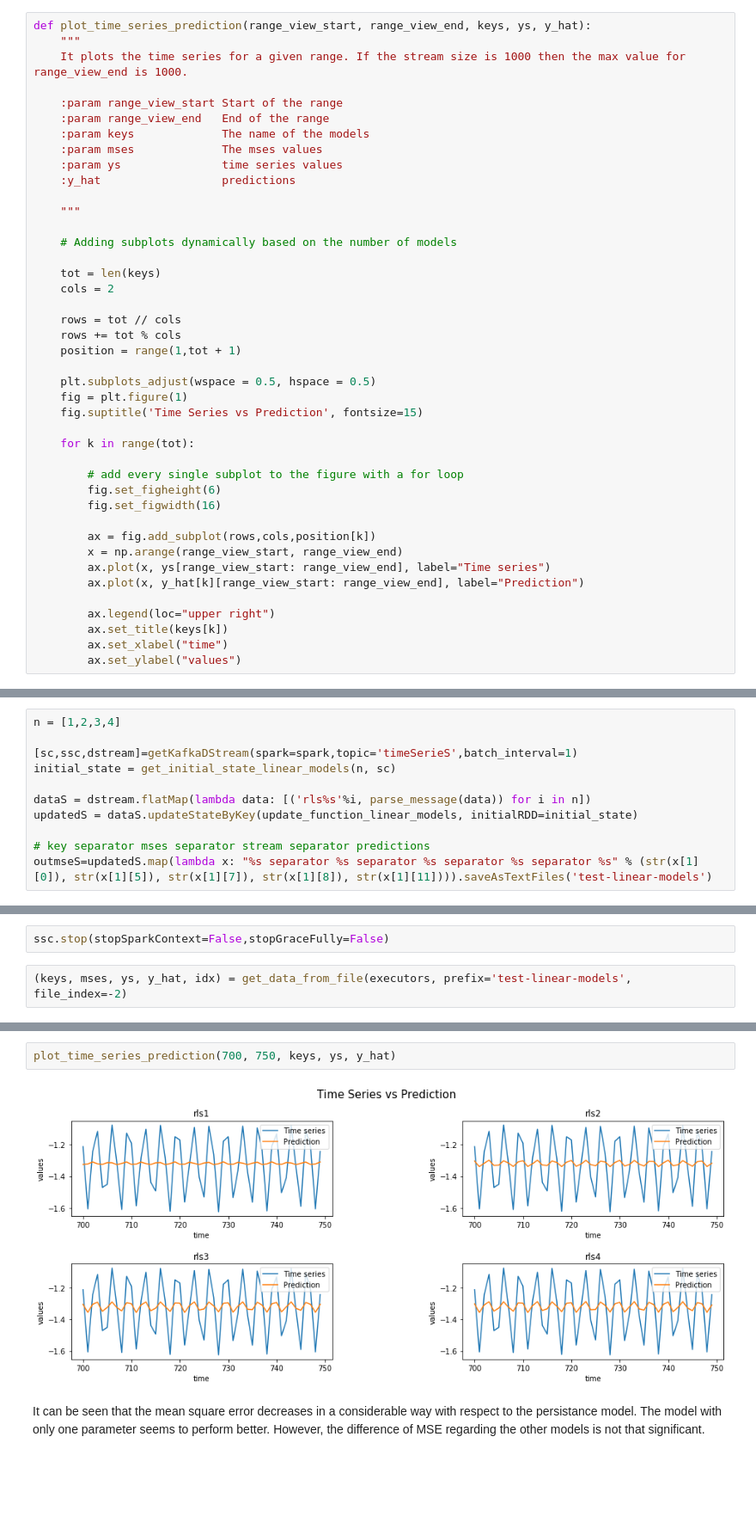
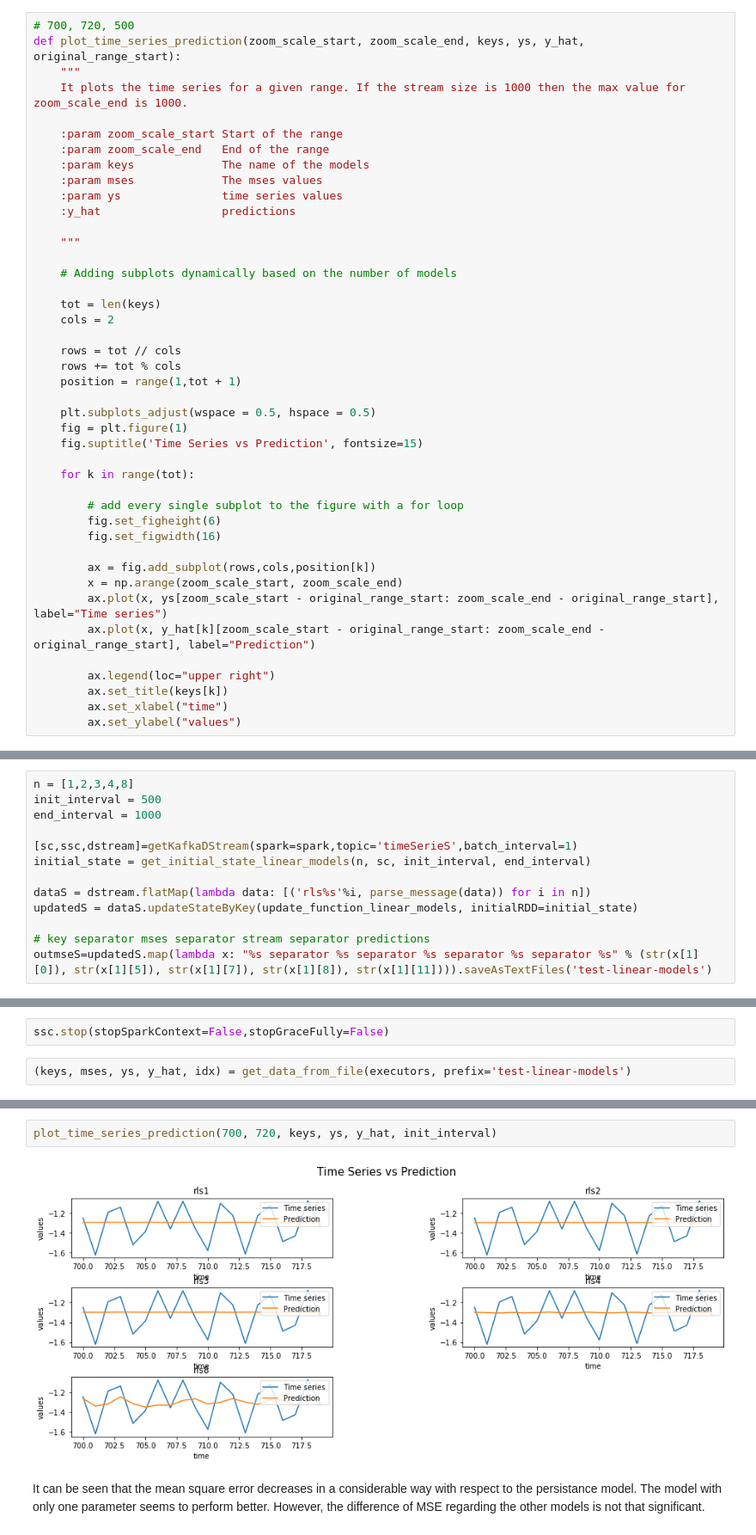
Before and after one commit to joangerard/time-series-predictor, a Jupyter notebook: src/consumer.ipynb, the cells around one changed output, grey strips where cells are left out. Shown at 86% size. Drawn from its saved outputs; the diff is of its cells as text; blank space fills up the shorter version.

Commit message:
modify based on data generation limit of T = 1000

```diff
--- a/src/consumer.ipynb
+++ b/src/consumer.ipynb
@@ -170,12 +172,13 @@ def plot_time_series(range_view_start, range_view_end, ys):
     plt.ylabel('value')
     plt.show()
 # %%
-def plot_time_series_prediction(range_view_start, range_view_end, keys, ys, y_hat):
+# 700, 720, 500
+def plot_time_series_prediction(zoom_scale_start, zoom_scale_end, keys, ys, y_hat, original_range_start):
     """
-    It plots the time series for a given range. If the stream size is 1000 then the max value for range_view_end is 1000.
+    It plots the time series for a given range. If the stream size is 1000 then the max value for zoom_scale_end is 1000.
 
-    :param range_view_start Start of the range
-    :param range_view_end   End of the range
+    :param zoom_scale_start Start of the range
+    :param zoom_scale_end   End of the range
     :param keys             The name of the models
     :param mses             The mses values
     :param ys               time series values
@@ -203,9 +206,9 @@ def plot_time_series_prediction(range_view_start, range_view_end, keys, ys, y_ha
         fig.set_figwidth(16)
 
         ax = fig.add_subplot(rows,cols,position[k])
-        x = np.arange(range_view_start, range_view_end)
-        ax.plot(x, ys[range_view_start: range_view_end], label="Time series")
-        ax.plot(x, y_hat[k][range_view_start: range_view_end], label="Prediction")
+        x = np.arange(zoom_scale_start, zoom_scale_end)
+        ax.plot(x, ys[zoom_scale_start - original_range_start: zoom_scale_end - original_range_start], label="Time series")
+        ax.plot(x, y_hat[k][zoom_scale_start - original_range_start: zoom_scale_end - original_range_start], label="Prediction")
 
         ax.legend(loc="upper right")
         ax.set_title(keys[k])
@@ -495,10 +485,12 @@ def update_function_linear_models(new_values, state):
     else:
         return state
 # %%
-n = [1,2,3,4]
+n = [1,2,3,4,8]
+init_interval = 500
+end_interval = 1000
 
 [sc,ssc,dstream]=getKafkaDStream(spark=spark,topic='timeSerieS',batch_interval=1)
-initial_state = get_initial_state_linear_models(n, sc)
+initial_state = get_initial_state_linear_models(n, sc, init_interval, end_interval)
 
 dataS = dstream.flatMap(lambda data: [('rls%s'%i, parse_message(data)) for i in n])
 updatedS = dataS.updateStateByKey(update_function_linear_models, initialRDD=initial_state)
@@ -510,4 +502,4 @@ ssc.start()
 # %%
 ssc.stop(stopSparkContext=False,stopGraceFully=False)
 # %%
-(keys, mses, ys, y_hat, idx) = get_data_from_file(executors, prefix='test-linear-models', file_index=-2)
+(keys, mses, ys, y_hat, idx) = get_data_from_file(executors, prefix='test-linear-models')
@@ -526,7 +515,7 @@ Data analisis with data stream # 9
 # %%
-plot_time_series_prediction(700, 750, keys, ys, y_hat)
+plot_time_series_prediction(700, 720, keys, ys, y_hat, init_interval)
 # %% [output]
-[figure, old version]
+[figure, new version]
 # %% [markdown]
 It can be seen that the mean square error decreases in a considerable way with respect to the persistance model. The model with only one parameter seems to perform better. However, the difference of MSE regarding the other models is not that significant.
 # %% [markdown]
```
Also changed, not shown: parts of 18 cells of this notebook, 4 other files.
